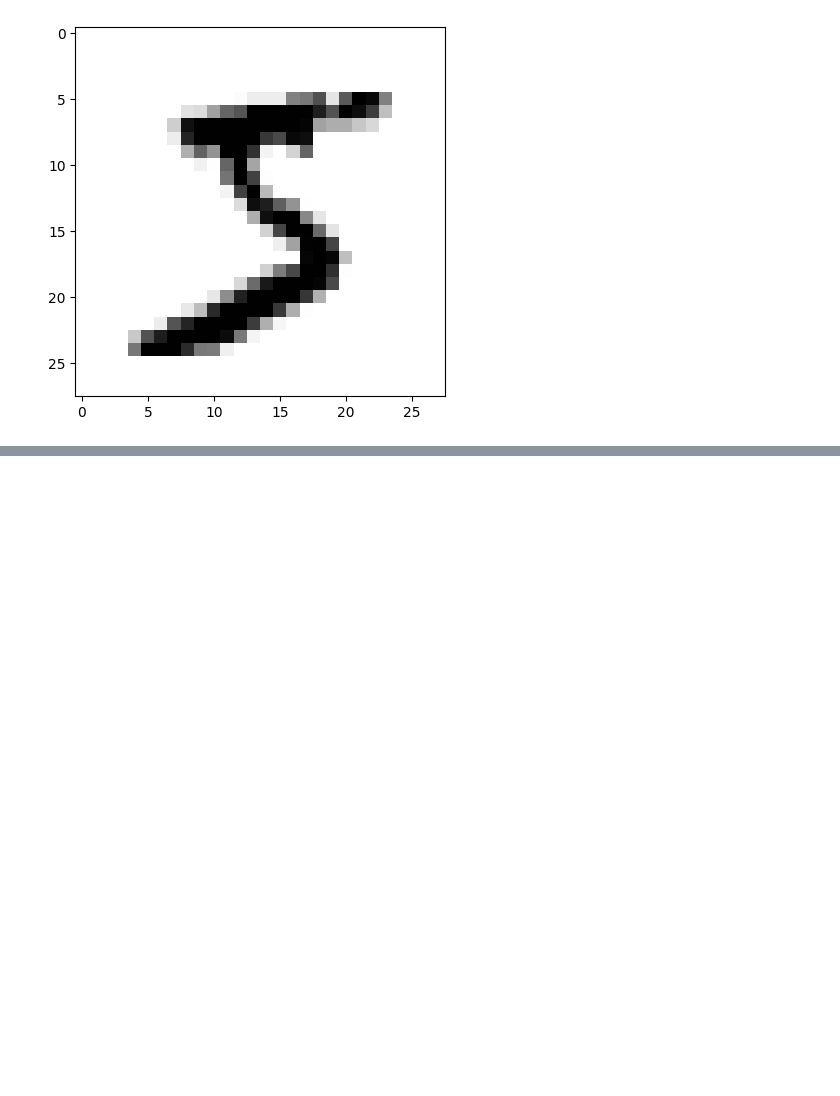
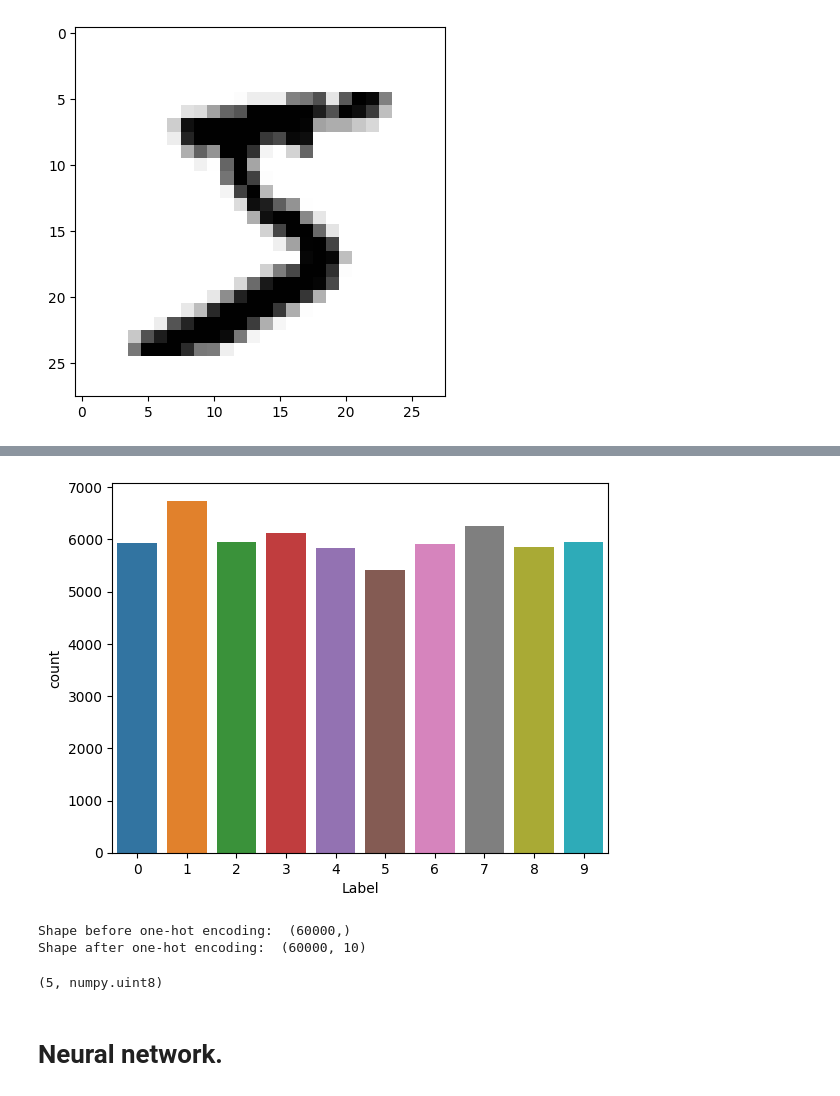
Before and after one commit to Suman-Adhikary/MNIST_Handwritting_digit_prediction, a Jupyter notebook: Handwritten_Digit_Prediction.ipynb, the cells around one changed output, grey strips where cells are left out. Drawn from its saved outputs; the diff is of its cells as text; code cells hidden in the pictures; blank space fills up the shorter version.

```diff
--- a/Handwritten_Digit_Prediction.ipynb
+++ b/Handwritten_Digit_Prediction.ipynb
@@ -48,0 +67,3 @@ plt.show()
+# %%
+target_df = pd.DataFrame(y_train, columns = ['Label'])
+target_df.head()
@@ -48,0 +92,20 @@ plt.show()
+# %%
+sns.countplot(data = target_df, x = 'Label')
+plt.show()
+# %% [output]
+[figure, added]
+# %%
+n_classes = 10
+print("Shape before one-hot encoding: ", y_train.shape)
+Y_train = np_utils.to_categorical(y_train, n_classes)
+Y_test = np_utils.to_categorical(y_test, n_classes)
+print("Shape after one-hot encoding: ", Y_train.shape)
+# %% [output]
+Shape before one-hot encoding:  (60000,)
+Shape after one-hot encoding:  (60000, 10)
+# %%
+y_train[0], type(y_train[0])
+# %% [output]
+(5, numpy.uint8)
+# %% [markdown]
+# Neural network.
```
Also changed, not shown: parts of 17 cells of this notebook.
